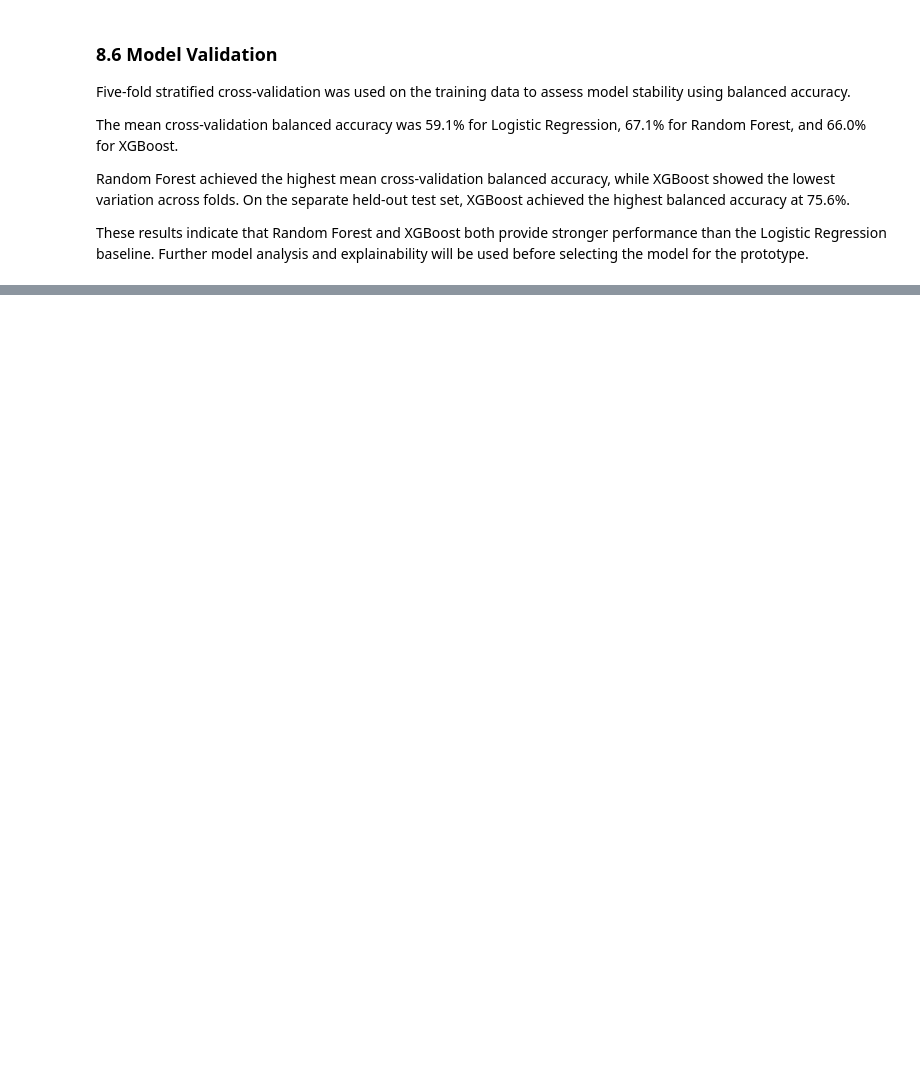
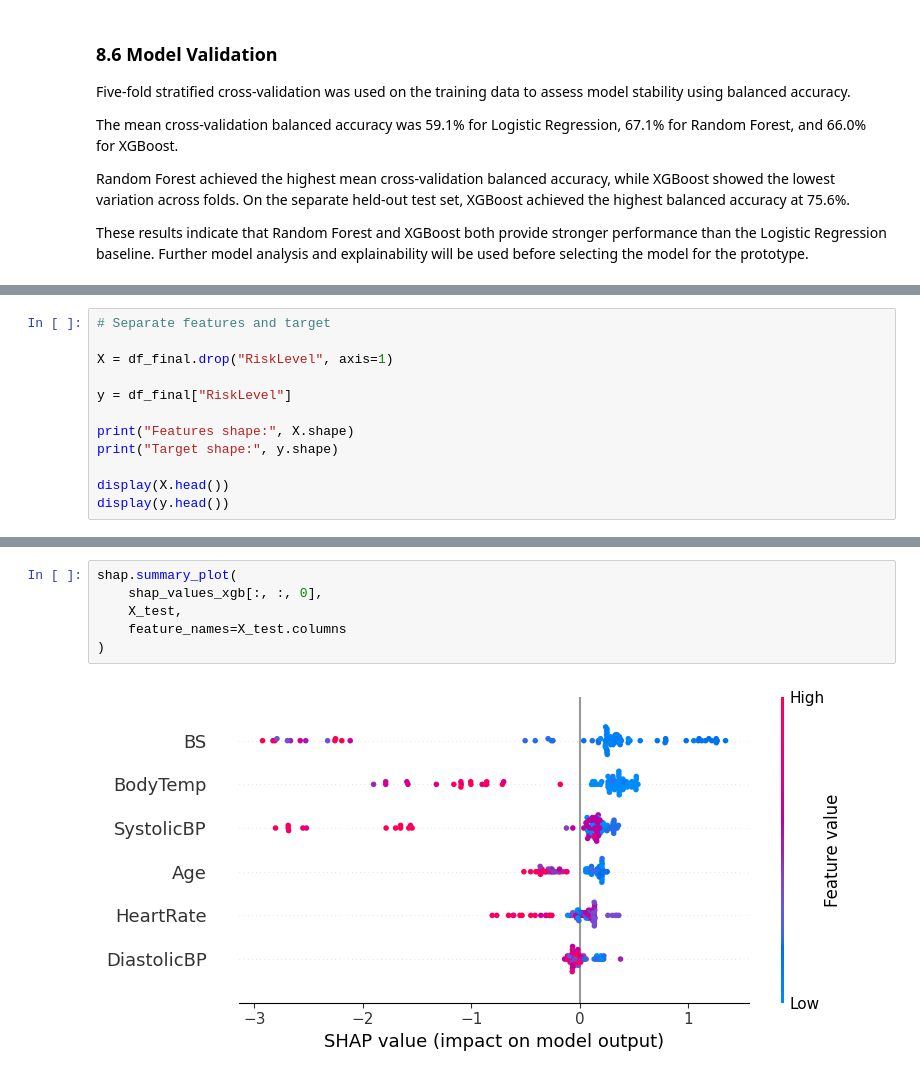
Before and after one commit to Spacexst/AppliedAI, a Jupyter notebook: Project.ipynb, the cells around one changed output, grey strips where cells are left out. Drawn from its saved outputs; the diff is of its cells as text; blank space fills up the shorter version.

```diff
--- a/Project.ipynb
+++ b/Project.ipynb
@@ -1424,0 +1507,12 @@ These results indicate that Random Forest and XGBoost both provide stronger perf
+# %%
+# Separate features and target
+
+X = df_final.drop("RiskLevel", axis=1)
+
+y = df_final["RiskLevel"]
+
+print("Features shape:", X.shape)
+print("Target shape:", y.shape)
+
+display(X.head())
+display(y.head())
@@ -1424,0 +1777,8 @@ These results indicate that Random Forest and XGBoost both provide stronger perf
+# %%
+shap.summary_plot(
+    shap_values_xgb[:, :, 0],
+    X_test,
+    feature_names=X_test.columns
+)
+# %% [output]
+[figure, added]
```
Also changed, not shown: parts of 86 cells of this notebook, 1 other file.
